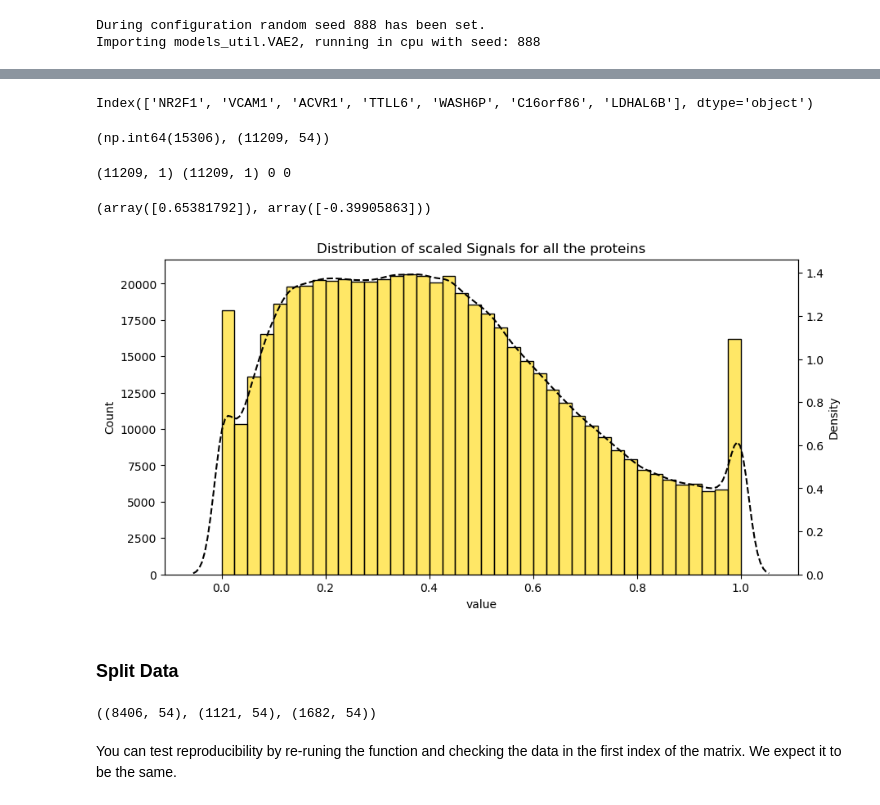
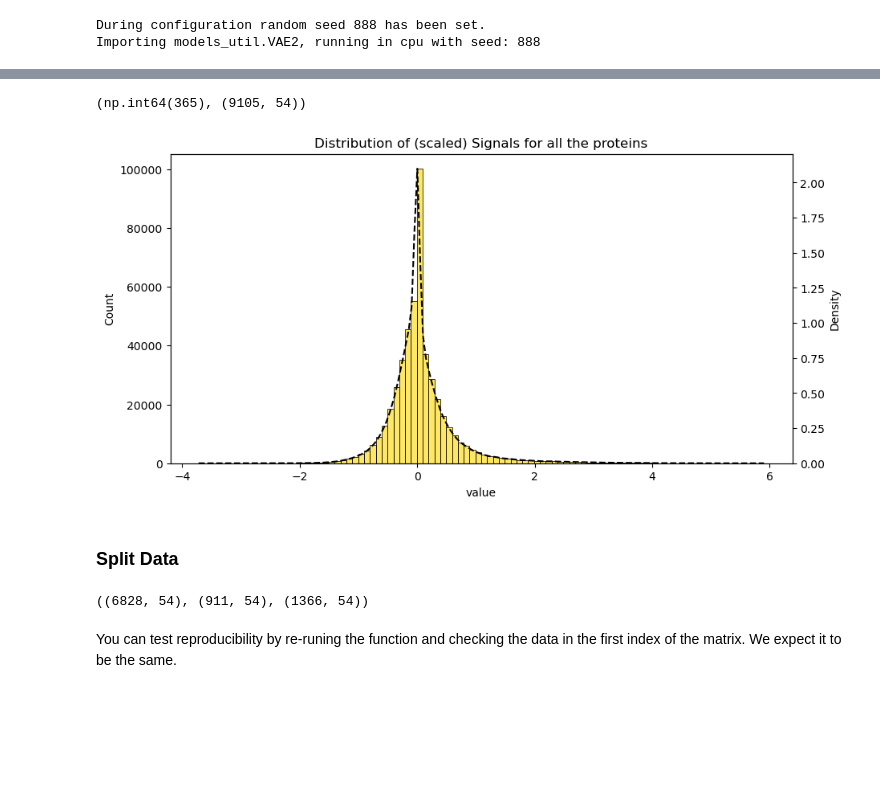
Before and after one commit to panos-gbio/Proteomics-in-Latent-Space, a Jupyter notebook: 02_run_model_ABMS.ipynb, the cells around one changed output, grey strips where cells are left out. Saved outputs shown, nothing was run; the diff lists cells and outputs as text; code cells hidden in the pictures; blank space fills up the shorter version.

```diff
--- a/02_run_model_ABMS.ipynb
+++ b/02_run_model_ABMS.ipynb
@@ -139,0 +120,27 @@ abms
+# %%
+# create path and read the abms data
+data_path = os.getcwd() + "\\data\\processed\\"
+
+# abms protein table (gene centric)
+# abms = pd.read_csv(data_path+"prot_abms_norm.txt",delimiter="\t")
+
+
+
+# scbc proteoform (dominants - sims) table
+abms = pd.read_csv(os.getcwd() + "\\data\\features\\abms_quant_sims.csv", index_col=0)
+
+#########  IMPORTANT GLOBAL VARIABLES FOR NAMING DIRECTORIES AND FILES   ##########
+
+
+
+n="gsimABMS_noscale_" # initials of the model - CHANGE IT AS YOU SEE FIT - will be used for model directory folder and saving results in
+data_type = "sim" # switch to protein if its protein tables, will be used for saving files
+
+
+#### Put initials that are usefull for model and data usage #####
+
+# gpep -> proteoform peptides in gaussian model
+# gprot -> proteins in gaussian model
+# gsim -> proteoform dominants in gaussian model
+# SCBC -> subcellular MS proteomics data
+# noscale -> data was not scaled before training the model
@@ -171,44 +178,41 @@ Index(['ACKR3', 'KRT13', 'LCN2', 'KRT6A', 'SERPINB2', 'THBD', 'S100A2',
-# %%
-abms.melt(ignore_index=False).loc[abms.melt(ignore_index=False)["value"] < -3].index.unique()
-# %% [output]
-Index(['NR2F1', 'VCAM1', 'ACVR1', 'TTLL6', 'WASH6P', 'C16orf86', 'LDHAL6B'], dtype='object')
 # %%
 # convert to numpy
 npabms = abms.to_numpy()
 np.isnan(npabms).sum(), npabms.shape
 # %% [output]
-(np.int64(15306), (11209, 54))
+(np.int64(365), (9105, 54))
 # %%
-# Get extreme values (non-missing) from each row.
-abms_min = np.nanmin(npabms, axis=1, keepdims=True)  # minimum among non-NaN
-abms_max = np.nanmax(npabms, axis=1,keepdims=True)  # maximum among non-NaN
+# # For min-max scaling
+# # Get extreme values (non-missing) from each row.
+# abms_min = np.nanmin(npabms, axis=1, keepdims=True)  # minimum among non-NaN
+# abms_max = np.nanmax(npabms, axis=1,keepdims=True)  # maximum among non-NaN
 
-# check that that shapes and values are as expected
-print(abms_max.shape,abms_min.shape,np.isnan(abms_max).sum(), np.isnan(abms_min).sum())
-abms_max[1], abms_min[1]
+# # check that that shapes and values are as expected
+# print(abms_max.shape,abms_min.shape,np.isnan(abms_max).sum(), np.isnan(abms_min).sum())
+# abms_max[1], abms_min[1]
 
-npabms_scaled = (npabms - abms_min) /(abms_max - abms_min + 1e-8)
-npabms_scaled.shape
+# npabms_scaled = (npabms - abms_min) /(abms_max - abms_min + 1e-8)
+# npabms_scaled.shape
-# %% [output]
-(11209, 1) (11209, 1) 0 0
-(array([0.65381792]), array([-0.39905863]))
 # %%
 # scale data to -1,1
 # npabms_scaled = MinMaxScaler(feature_range=(-1, 1)).fit_transform(npabms.T, ).T
 # npscbc_scaled[0:2,]
 # %%
 # npabms_scaled = StandardScaler().fit_transform(npabms.T).T
+
+# do not scale the data
+npabms_scaled = npabms.copy()
 # %%
 # distribution of all the proteome signals - keep the protein names for outlier analysis
 fig, ax = plt.subplots(1,1,figsize=(10,5))
-pd.DataFrame(npabms_scaled, columns=abms.columns).melt().pipe((sns.histplot, "data"), x="value", binwidth=.025, ax=ax, color="gold", alpha=.6)
+pd.DataFrame(npabms_scaled, columns=abms.columns).melt().pipe((sns.histplot, "data"), x="value", ax=ax, binwidth = .1,color="gold", alpha=.6)
 ax2 = ax.twinx()
 sns.kdeplot(pd.DataFrame(npabms_scaled, columns=abms.columns).melt(),x = "value", ax=ax2, color="black", ls = "--")
 # ax.set_xlim(-4,5)
-ax.set_title("Distribution of scaled Signals for all the proteins")
+ax.set_title("Distribution of (scaled) Signals for all the proteins")
 plt.show()
 # %% [output]
-[figure, old version]
+[figure, new version]
 # %%
 # shuffle the rows but keep scaled original
 npabms_scaled_shuffled = npabms_scaled.copy()
@@ -226,7 +230,7 @@ train_data, val_data, test_data = uf.create_data_partition(
 )
 train_data.shape, val_data.shape, test_data.shape
 # %% [output]
-((8406, 54), (1121, 54), (1682, 54))
+((6828, 54), (911, 54), (1366, 54))
 # %% [markdown]
 You can test reproducibility by re-runing the function and checking the data in the first index of the matrix. We expect it to be the same.
 # %% [markdown]
```
Also changed, not shown: parts of 37 cells of this notebook, 20 other files.
